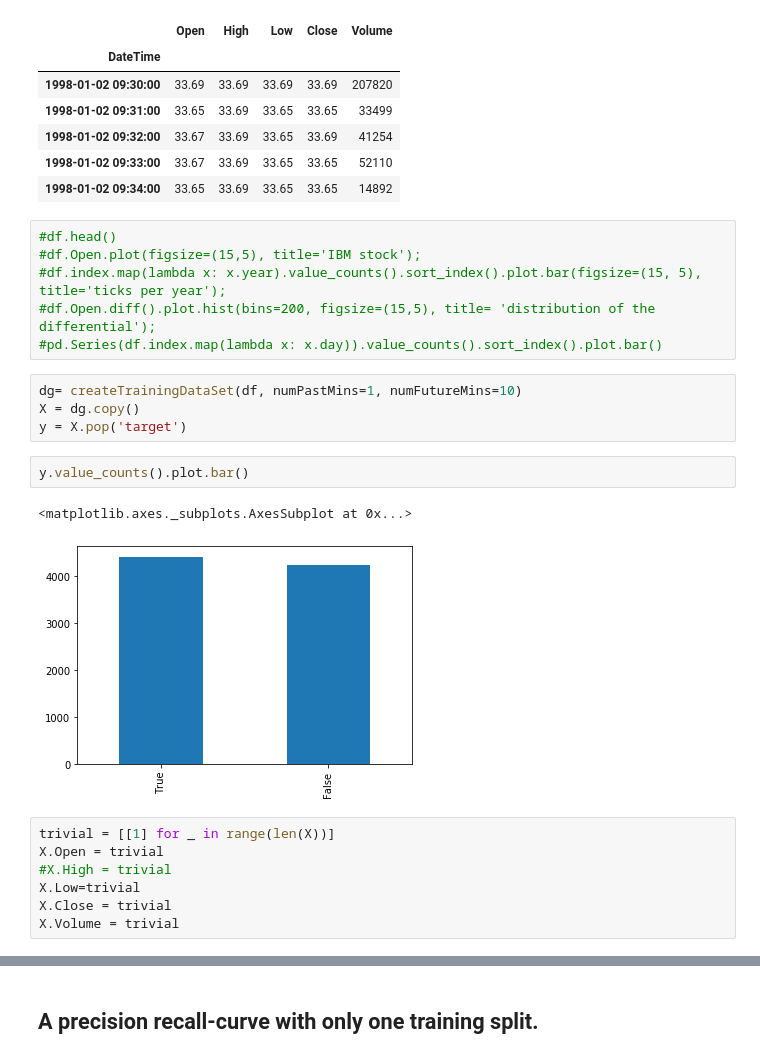
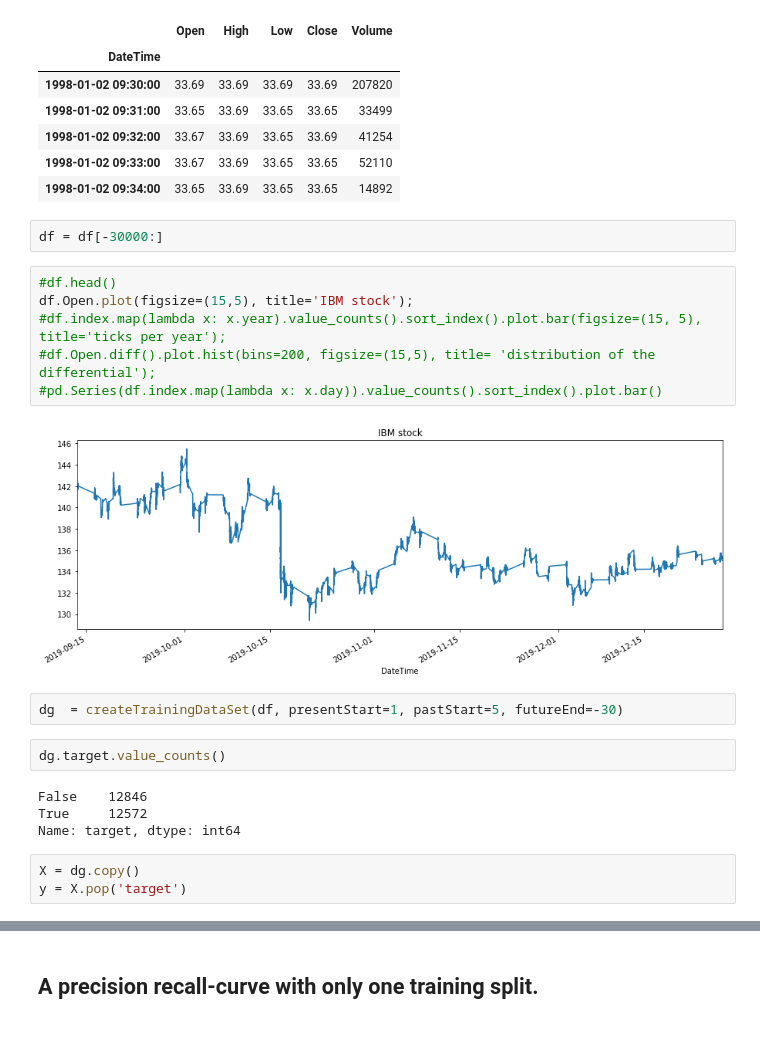
Before and after one commit to luisduque440/moneyManager, a Jupyter notebook: modeling/EDA_IBM_1min.ipynb, the cells around one changed output, grey strips where cells are left out. Saved outputs shown, nothing was run; the diff lists cells and outputs as text.

Commit message:
improved the target

```diff
--- a/modeling/EDA_IBM_1min.ipynb
+++ b/modeling/EDA_IBM_1min.ipynb
@@ -70,25 +48,24 @@ df.head()
 | 1998-01-02 09:32:00 | 33.67 | 33.69 | 33.65 | 33.69 | 41254 |
 | 1998-01-02 09:33:00 | 33.67 | 33.69 | 33.65 | 33.65 | 52110 |
 | 1998-01-02 09:34:00 | 33.65 | 33.69 | 33.65 | 33.65 | 14892 |
+# %%
+df = df[-30000:]
 # %%
 #df.head()
-#df.Open.plot(figsize=(15,5), title='IBM stock');
+df.Open.plot(figsize=(15,5), title='IBM stock');
 #df.index.map(lambda x: x.year).value_counts().sort_index().plot.bar(figsize=(15, 5), title='ticks per year');
 #df.Open.diff().plot.hist(bins=200, figsize=(15,5), title= 'distribution of the differential');
 #pd.Series(df.index.map(lambda x: x.day)).value_counts().sort_index().plot.bar()
+# %% [output]
+[figure, added]
+# %%
+dg  = createTrainingDataSet(df, presentStart=1, pastStart=5, futureEnd=-30)
+# %%
+dg.target.value_counts()
+# %% [output]
+False    12846
+True     12572
+Name: target, dtype: int64
 # %%
-dg= createTrainingDataSet(df, numPastMins=1, numFutureMins=10)
 X = dg.copy()
 y = X.pop('target')
-# %%
-y.value_counts().plot.bar()
-# %% [output]
-<matplotlib.axes._subplots.AxesSubplot at 0x...>
-[figure, removed]
-# %%
-trivial = [[1] for _ in range(len(X))]
-X.Open = trivial
-#X.High = trivial
-X.Low=trivial
-X.Close = trivial
-X.Volume = trivial
```
Also changed, not shown: parts of 21 cells of this notebook, 6 other files.
